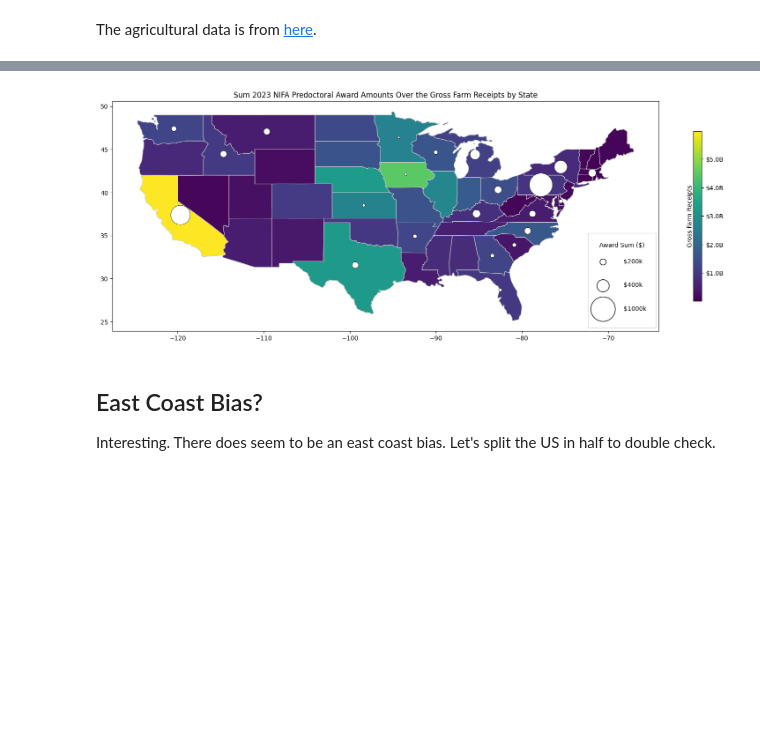
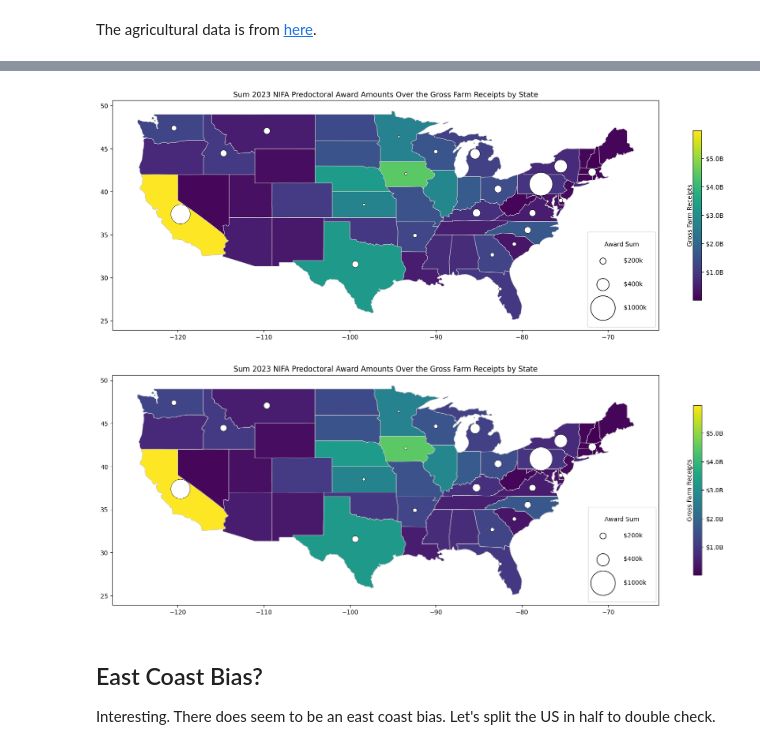
Before and after one commit to mswiseman/nifa_awards, a Jupyter notebook: 2023_NIFA_Predoc_Awards_Visualized.ipynb, the cells around one changed output, grey strips where cells are left out. Saved outputs shown, nothing was run; the diff lists cells and outputs as text; code cells hidden in the pictures; blank space fills up the shorter version.

```diff
--- a/2023_NIFA_Predoc_Awards_Visualized.ipynb
+++ b/2023_NIFA_Predoc_Awards_Visualized.ipynb
@@ -496,36 +499,40 @@ cbar.set_label('Gross Farm Receipts', labelpad=-60)
 
 # Get the current labels
 labels = [item.get_text() for item in cbar.ax.get_yticklabels()]
 
 # Convert labels to integers, add B for billions, and add $ sign
 labels = ['$' + '{:.1f}'.format(int(label)) + 'B' for label in labels]
 
 # Set the new labels
 cbar.ax.set_yticklabels(labels)
 
 # Add circles to the map for award totals
 for lon, lat, size in zip(new_df['centroid_lon'], new_df['centroid_lat'], new_df['Award Sum']):
     ax.add_patch(plt.Circle((lon, lat), size/800000, color='white', ec='black', linewidth=0.5))
     ax.set_aspect('equal')
 
 # Create a custom legend... a bit jenky I know
 legend_elements = [Line2D([0], [0], marker='o', color='w', label='\n     $200k\n',
                           markerfacecolor='white', markeredgecolor ='black', markersize=10),
                    Line2D([0], [0], marker='o', color='w', label='\n     $400k\n',
                           markerfacecolor='white', markeredgecolor ='black', markersize=20),
                    Line2D([0], [0], marker='o', color='w', label='\n     $1000k\n',
                           markerfacecolor='white', markeredgecolor ='black', markersize=40)]
 
 # Add the legend to the plot
-legend = ax.legend(handles=legend_elements, loc='lower right', borderpad=1.5, title='Award Sum ($)')
+legend = ax.legend(handles=legend_elements, loc='lower right', borderpad=1.5, title='Award Sum')
 
 # Set the title of the plot
 ax.set_title('Sum 2023 NIFA Predoctoral Award Amounts Over the Gross Farm Receipts by State')
 
-# Show the map
-plt.show()
+# Save the figure
+plt.savefig('map.png', dpi=300, bbox_inches='tight')
+
+# Display the figure
+Image("map.png")
 # %% [output]
 [figure]
+[figure, added]
 # %% [markdown]
 ## East Coast Bias?
 Interesting. There does seem to be an east coast bias. Let's split the US in half to double check.
```
Also changed, not shown: parts of 3 cells of this notebook.
